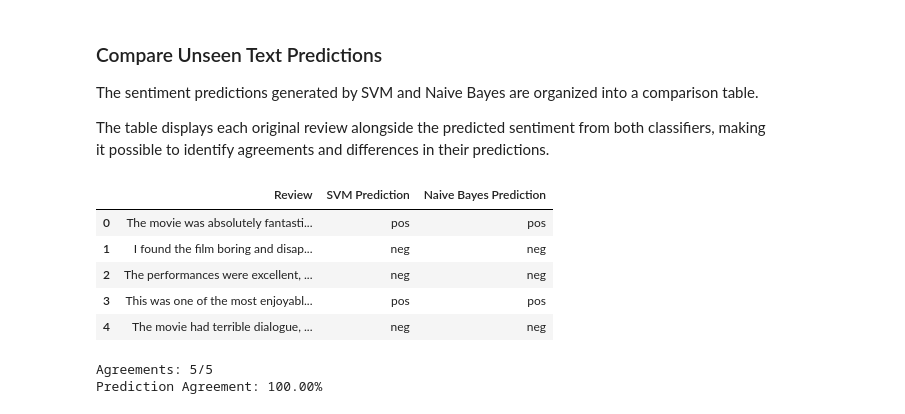
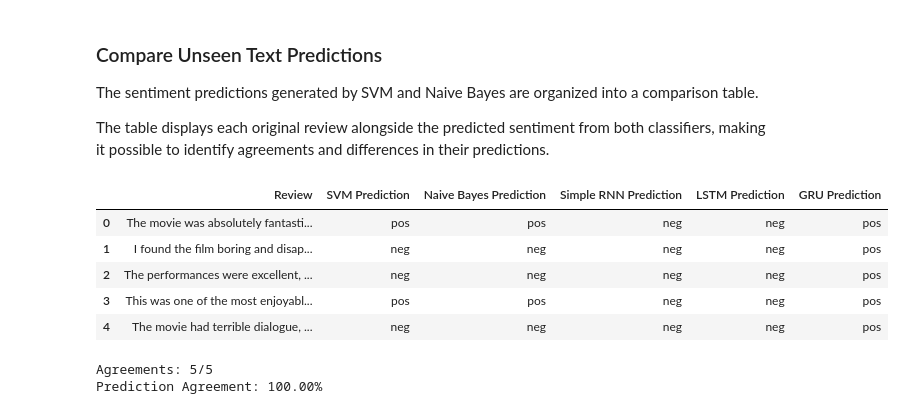
Before and after one commit to nour-hossam7/IMDb-Sentiment-Analysis, a Jupyter notebook: IMDb Movie Review Sentiment Analysis.ipynb, the cells around one changed output. Cells and saved outputs as stored; diff of their text form; code cells hidden in the pictures.

```diff
--- a/IMDb Movie Review Sentiment Analysis.ipynb
+++ b/IMDb Movie Review Sentiment Analysis.ipynb
@@ -1286,0 +1417,12 @@ weighted avg       0.86      0.86      0.86      9917
+# %%
+# Train with validation data drawn only from the training split
+early_stopping_lstm = tf.keras.callbacks.EarlyStopping(monitor="val_loss", patience=2, restore_best_weights=True)
+
+start_time = time.time()
+lstm_history = lstm_model.fit(
+    X_train_pad, y_train_encoded,
+    validation_split=0.2, epochs=5, batch_size=128,
+    callbacks=[early_stopping_lstm], shuffle=True, verbose=1
+)
+lstm_train_time = time.time() - start_time
+print(f"LSTM training completed in {lstm_train_time:.2f} seconds.")
@@ -1286,0 +1533,26 @@ weighted avg       0.86      0.86      0.86      9917
+# %%
+
+early_stopping_gru = tf.keras.callbacks.EarlyStopping(
+    monitor="val_loss",
+    patience=2,
+    restore_best_weights=True
+)
+
+start_time = time.time()
+
+gru_history = gru_model.fit(
+    X_train_pad,
+    y_train_encoded,
+    validation_split=0.2,
+    epochs=5,
+    batch_size=128,
+    callbacks=[early_stopping_gru],
+    shuffle=True,
+    verbose=1
+)
+
+gru_train_time = time.time() - start_time
+
+print(
+    f"GRU training completed in {gru_train_time:.2f} seconds."
+)
@@ -1457,20 +1873,23 @@ The table displays each original review alongside the predicted sentiment from b
 # %%
 # Create a comparison table for unseen review predictions
 
 unseen_predictions_results = pd.DataFrame({
     "Review": unseen_reviews,
     "SVM Prediction": unseen_svm_predictions,
-    "Naive Bayes Prediction": unseen_nb_predictions
+    "Naive Bayes Prediction": unseen_nb_predictions,
+    "Simple RNN Prediction": unseen_rnn_predictions,
+    "LSTM Prediction": unseen_lstm_predictions,
+    "GRU Prediction": unseen_gru_predictions
 })
 
 display(unseen_predictions_results)
 # %% [output]
-|  | Review | SVM Prediction | Naive Bayes Prediction |
-| 0 | The movie was absolutely fantasti... | pos | pos |
-| 1 | I found the film boring and disap... | neg | neg |
-| 2 | The performances were excellent, ... | neg | neg |
-| 3 | This was one of the most enjoyabl... | pos | pos |
-| 4 | The movie had terrible dialogue, ... | neg | neg |
+|  | Review | SVM Prediction | Naive Bayes Prediction | Simple RNN Prediction | LSTM Prediction | GRU Prediction |
+| 0 | The movie was absolutely fantasti... | pos | pos | neg | neg | pos |
+| 1 | I found the film boring and disap... | neg | neg | neg | neg | pos |
+| 2 | The performances were excellent, ... | neg | neg | neg | neg | pos |
+| 3 | This was one of the most enjoyabl... | pos | pos | neg | neg | pos |
+| 4 | The movie had terrible dialogue, ... | neg | neg | neg | neg | pos |
 # %%
 # Compare prediction agreement between the two classifiers
 
```
Also changed, not shown: parts of 33 cells of this notebook.
